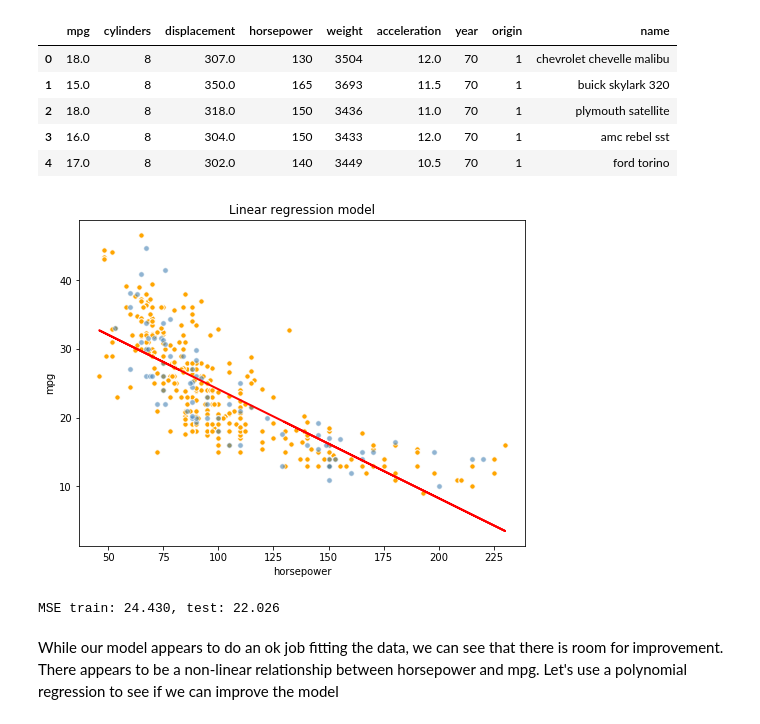
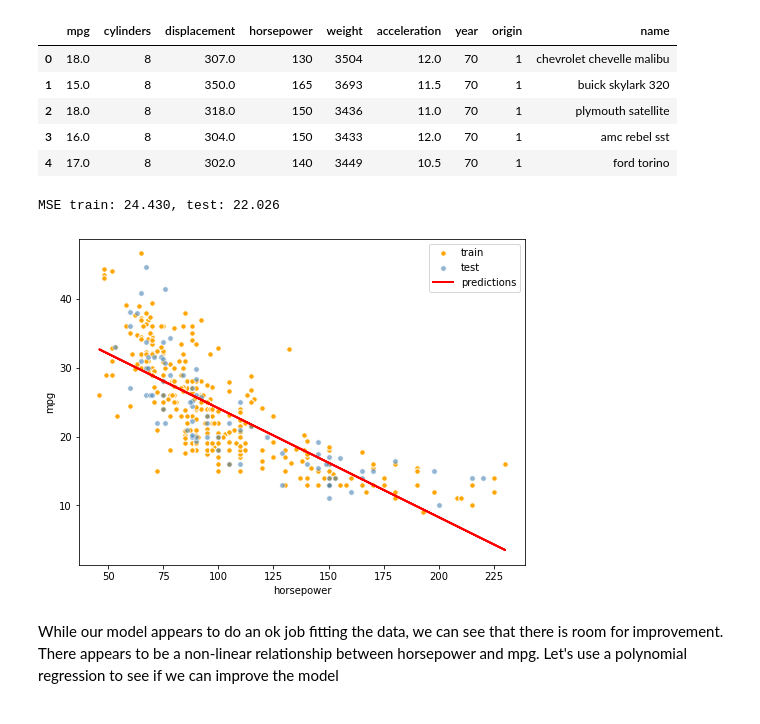
Before and after one commit to AIPI520/aipi520_repo, a Jupyter notebook: week5/Linear_regression_2.ipynb, the cells around one changed output. Saved outputs shown, nothing was run; the diff lists cells and outputs as text; code cells hidden in the pictures.

```diff
--- a/week5/Linear_regression_2.ipynb
+++ b/week5/Linear_regression_2.ipynb
@@ -59,41 +64,49 @@ data.head()
 | 3 | 16.0 | 8 | 304.0 | 150 | 3433 | 12.0 | 70 | 1 | amc rebel sst |
 | 4 | 17.0 | 8 | 302.0 | 140 | 3449 | 10.5 | 70 | 1 | ford torino |
 # %%
-# Define the features and target (X and y)
-X = data['horsepower'].astype(int).values.reshape(-1,1)
-y = data['mpg'].astype(float)
+def prep_data(data,pct):
+    # Define the features and response (X and y)
+    X = data['horsepower'].astype(int).values.reshape(-1,1)
+    y = data['mpg'].astype(float)
 
-# Split into training and test sets
-X_train,X_test,y_train,y_test = train_test_split(X, y, random_state=0,test_size=0.2)
+    # Split into training and test sets
+    X_train,X_test,y_train,y_test = train_test_split(X, y, random_state=0,test_size=pct)
+    return X_train,X_test,y_train,y_test
+
+X_train,X_test,y_train,y_test = prep_data(data,pct=0.2)
 # %%
-# Let's use a Simple Linear Regression model
-model = LinearRegression()
+def run_lr(X_train,y_train,X_test):
+    # Let's use a Simple Linear Regression model
+    model = LinearRegression()
 
-# Train the model on the training data
-model.fit(X_train,y_train)
+    # Train the model on the training data
+    model.fit(X_train,y_train)
+
+    # Get the predictions
+    train_preds = model.predict(X_train)
+    test_preds = model.predict(X_test)
+
+    return train_preds, test_preds, model
+
+train_preds, test_preds, model = run_lr(X_train,y_train,X_test)
+
+# Calculate MSE
+train_mse = 1/len(y_train)*np.sum((train_preds-y_train)**2)
+test_mse = 1/len(y_test)*np.sum((test_preds-y_test)**2)
+print('MSE train: {:.3f}, test: {:.3f}'.format(train_mse,test_mse))
 
 # Look at how well the model is fitting the data
 plt.figure(figsize=(8,6))
 plt.scatter(X_train,y_train,color='orange',edgecolor='white',s=30,label='train') # Plot training data
 plt.scatter(X_test,y_test,color='steelblue',edgecolor='white',s=30,alpha=0.6,label='test') # Plot test data
-plt.plot(X,model.predict(X),color='red',lw=2,label='predictions') # Plot predictions
-plt.title('Linear regression model')
+plt.plot(X_train,train_preds,color='red',lw=2,label='predictions') # Plot predictions
 plt.xlabel('horsepower')
 plt.ylabel('mpg')
-#plt.legend()
+plt.legend()
 plt.show()
-
-# Get the predictions
-train_preds = model.predict(X_train)
-test_preds = model.predict(X_test)
-
-# Calculate MSE
-train_mse = 1/len(y_train)*np.sum((train_preds-y_train)**2)
-test_mse = 1/len(y_test)*np.sum((test_preds-y_test)**2)
-print('MSE train: {:.3f}, test: {:.3f}'.format(train_mse,test_mse))
 # %% [output]
+MSE train: 24.430, test: 22.026
-[figure, old version]
+[figure, new version]
-MSE train: 24.430, test: 22.026
 # %% [markdown]
 While our model appears to do an ok job fitting the data, we can see that there is room for improvement.  There appears to be a non-linear relationship between horsepower and mpg.  Let's use a polynomial regression to see if we can improve the model
 # %%
```
Also changed, not shown: parts of 28 cells of this notebook, 2 other files.
